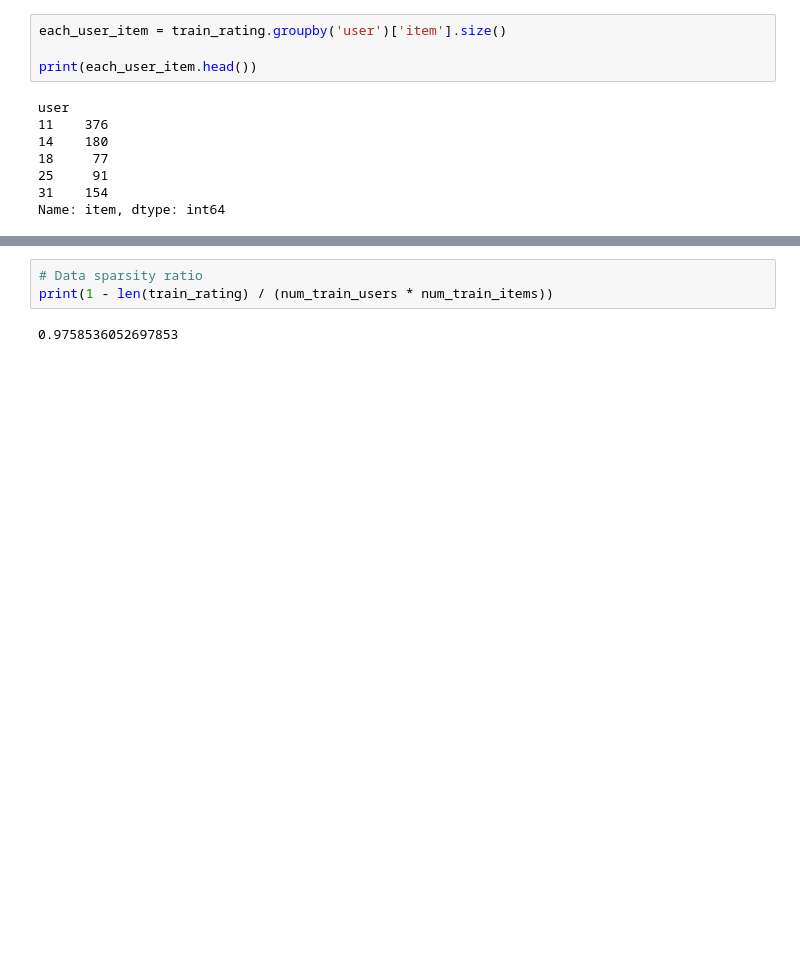
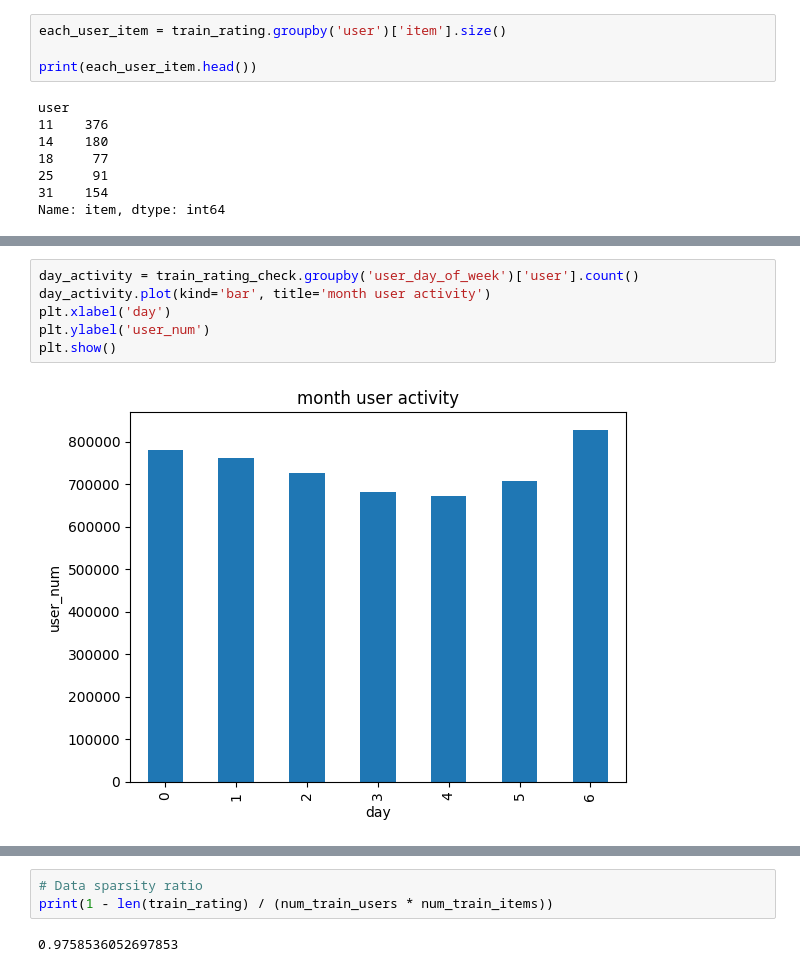
Before and after one commit to boostcampaitech7/level2-recsys-movierecommendation-recsys-08-lv3, a Jupyter notebook: src/analysis/eda_kyoungmin_1.ipynb, the cells around one changed output, grey strips where cells are left out. Drawn from its saved outputs; the diff is of its cells as text; blank space fills up the shorter version.

```diff
--- a/src/analysis/eda_kyoungmin_1.ipynb
+++ b/src/analysis/eda_kyoungmin_1.ipynb
@@ -70,0 +158,8 @@ Name: item, dtype: int64
+# %%
+day_activity = train_rating_check.groupby('user_day_of_week')['user'].count()
+day_activity.plot(kind='bar', title='month user activity')
+plt.xlabel('day')
+plt.ylabel('user_num')
+plt.show()
+# %% [output]
+[figure, added]
```
Also changed, not shown: parts of 19 cells of this notebook.
